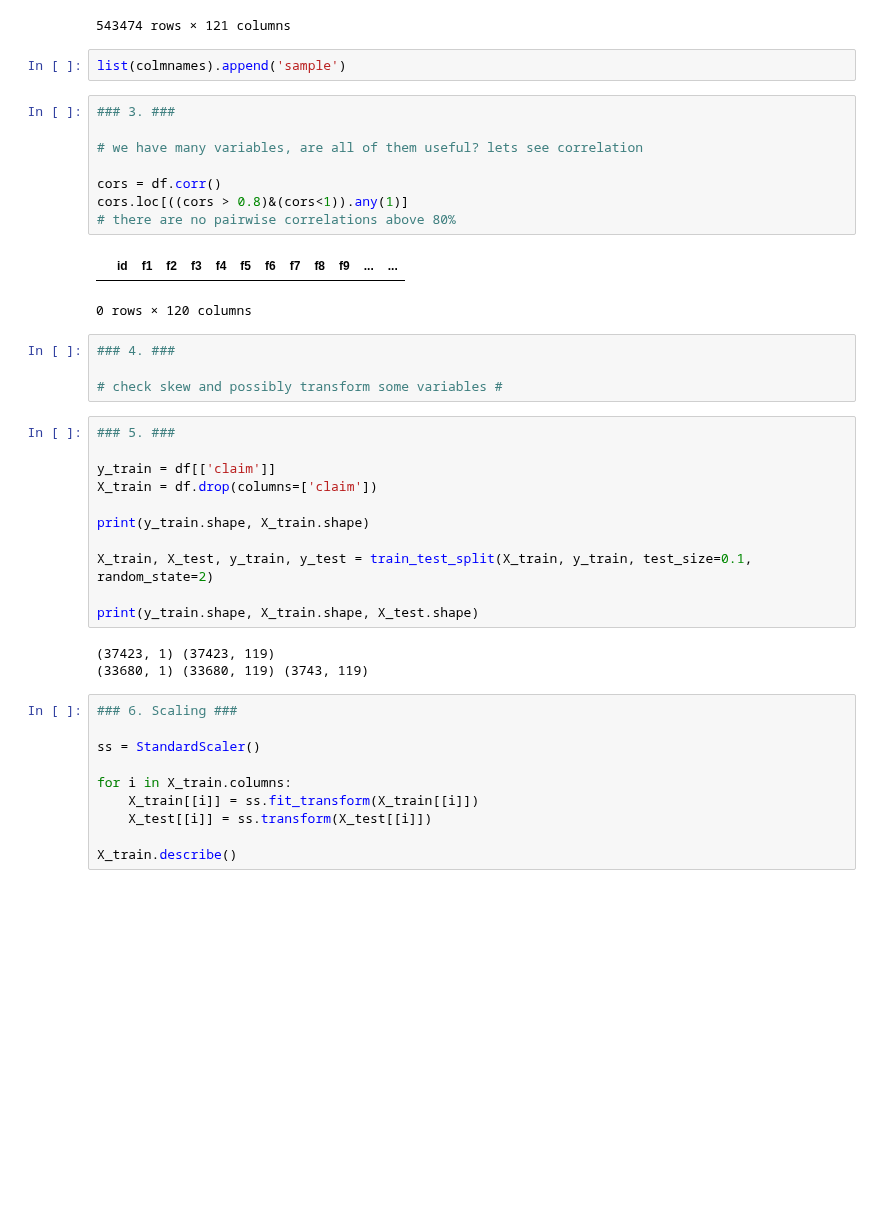
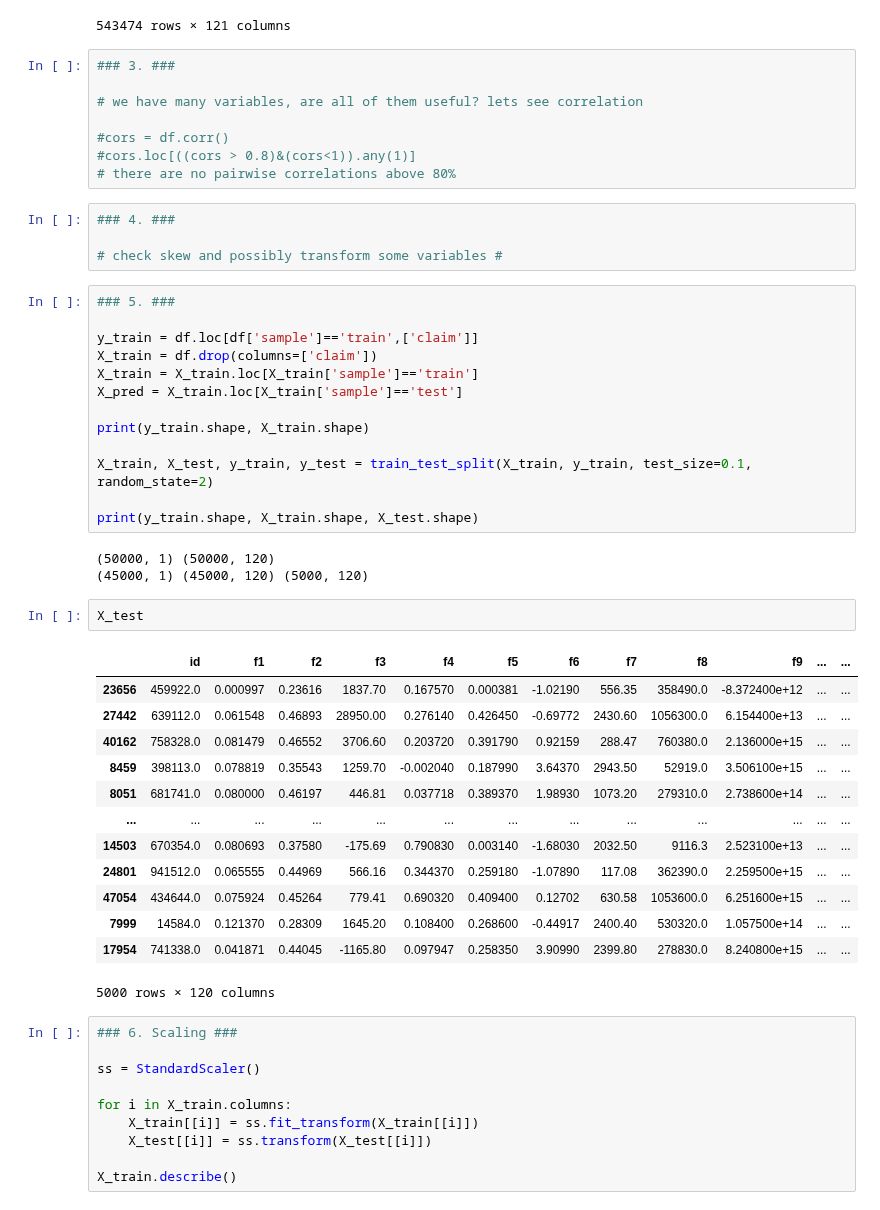
Before and after one commit to MykolaPinchuk/Kaggle, a Jupyter notebook: sep21-playgr.ipynb, the cells around one changed output. Drawn from its saved outputs; the diff is of its cells as text; blank space fills up the shorter version.

```diff
--- a/sep21-playgr.ipynb
+++ b/sep21-playgr.ipynb
@@ -106,19 +116,14 @@ df
 | 493472 | 1451391.0 | 0.168000 | 0.35176 | 454.79 | 0.164580 | 0.16983 | 0.323850 | 2331.20 | 223980.0 | -2.795300e+12 | ... | ... |
 | 493473 | 1451392.0 | 0.093079 | 0.50186 | 3322.40 | 0.136660 | 0.33269 | 0.056827 | 2568.70 | 39185.0 | 1.489300e+14 | ... | ... |
 543474 rows × 121 columns
-# %%
-list(colmnames).append('sample')
 # %%
 ### 3. ###
 
 # we have many variables, are all of them useful? lets see correlation
 
-cors = df.corr()
-cors.loc[((cors > 0.8)&(cors<1)).any(1)]
+#cors = df.corr()
+#cors.loc[((cors > 0.8)&(cors<1)).any(1)]
 # there are no pairwise correlations above 80%
-# %% [output]
-|  | id | f1 | f2 | f3 | f4 | f5 | f6 | f7 | f8 | f9 | ... | ... |
-0 rows × 120 columns
 # %%
 ### 4. ###
 
@@ -126,8 +131,10 @@ cors.loc[((cors > 0.8)&(cors<1)).any(1)]
 # %%
 ### 5. ###
 
-y_train = df[['claim']]
+y_train = df.loc[df['sample']=='train',['claim']]
 X_train = df.drop(columns=['claim'])
+X_train = X_train.loc[X_train['sample']=='train']
+X_pred = X_train.loc[X_train['sample']=='test']
 
 print(y_train.shape, X_train.shape)
 
@@ -135,8 +142,24 @@ X_train, X_test, y_train, y_test = train_test_split(X_train, y_train, test_size=
 
 print(y_train.shape, X_train.shape, X_test.shape)
 # %% [output]
-(37423, 1) (37423, 119)
-(33680, 1) (33680, 119) (3743, 119)
+(50000, 1) (50000, 120)
+(45000, 1) (45000, 120) (5000, 120)
+# %%
+X_test
+# %% [output]
+|  | id | f1 | f2 | f3 | f4 | f5 | f6 | f7 | f8 | f9 | ... | ... |
+| 23656 | 459922.0 | 0.000997 | 0.23616 | 1837.70 | 0.167570 | 0.000381 | -1.02190 | 556.35 | 358490.0 | -8.372400e+12 | ... | ... |
+| 27442 | 639112.0 | 0.061548 | 0.46893 | 28950.00 | 0.276140 | 0.426450 | -0.69772 | 2430.60 | 1056300.0 | 6.154400e+13 | ... | ... |
+| 40162 | 758328.0 | 0.081479 | 0.46552 | 3706.60 | 0.203720 | 0.391790 | 0.92159 | 288.47 | 760380.0 | 2.136000e+15 | ... | ... |
+| 8459 | 398113.0 | 0.078819 | 0.35543 | 1259.70 | -0.002040 | 0.187990 | 3.64370 | 2943.50 | 52919.0 | 3.506100e+15 | ... | ... |
+| 8051 | 681741.0 | 0.080000 | 0.46197 | 446.81 | 0.037718 | 0.389370 | 1.98930 | 1073.20 | 279310.0 | 2.738600e+14 | ... | ... |
+| ... | ... | ... | ... | ... | ... | ... | ... | ... | ... | ... | ... | ... |
+| 14503 | 670354.0 | 0.080693 | 0.37580 | -175.69 | 0.790830 | 0.003140 | -1.68030 | 2032.50 | 9116.3 | 2.523100e+13 | ... | ... |
+| 24801 | 941512.0 | 0.065555 | 0.44969 | 566.16 | 0.344370 | 0.259180 | -1.07890 | 117.08 | 362390.0 | 2.259500e+15 | ... | ... |
+| 47054 | 434644.0 | 0.075924 | 0.45264 | 779.41 | 0.690320 | 0.409400 | 0.12702 | 630.58 | 1053600.0 | 6.251600e+15 | ... | ... |
+| 7999 | 14584.0 | 0.121370 | 0.28309 | 1645.20 | 0.108400 | 0.268600 | -0.44917 | 2400.40 | 530320.0 | 1.057500e+14 | ... | ... |
+| 17954 | 741338.0 | 0.041871 | 0.44045 | -1165.80 | 0.097947 | 0.258350 | 3.90990 | 2399.80 | 278830.0 | 8.240800e+15 | ... | ... |
+5000 rows × 120 columns
 # %%
 ### 6. Scaling ###
 
```
Also changed, not shown: parts of 1 cell of this notebook.
